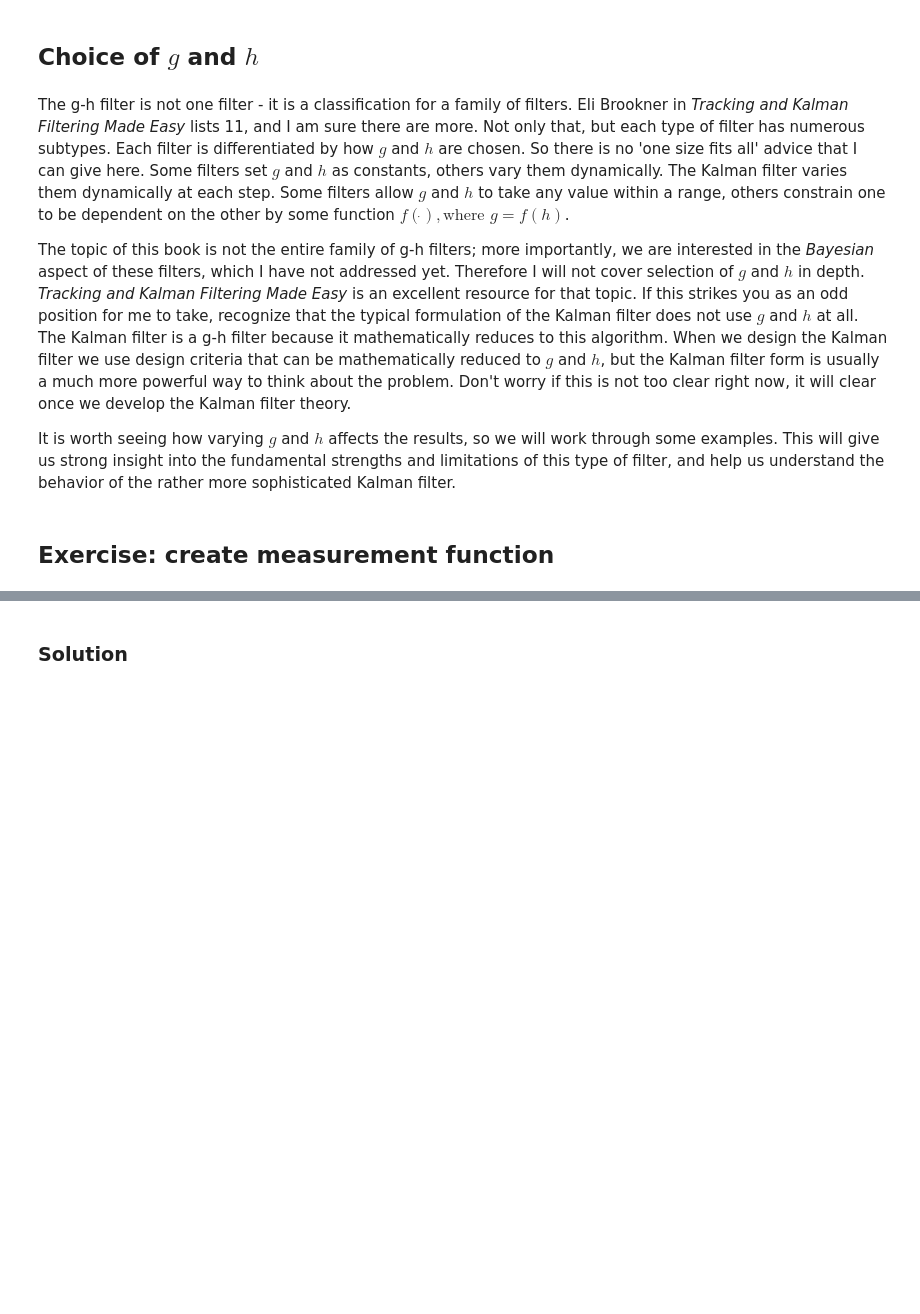
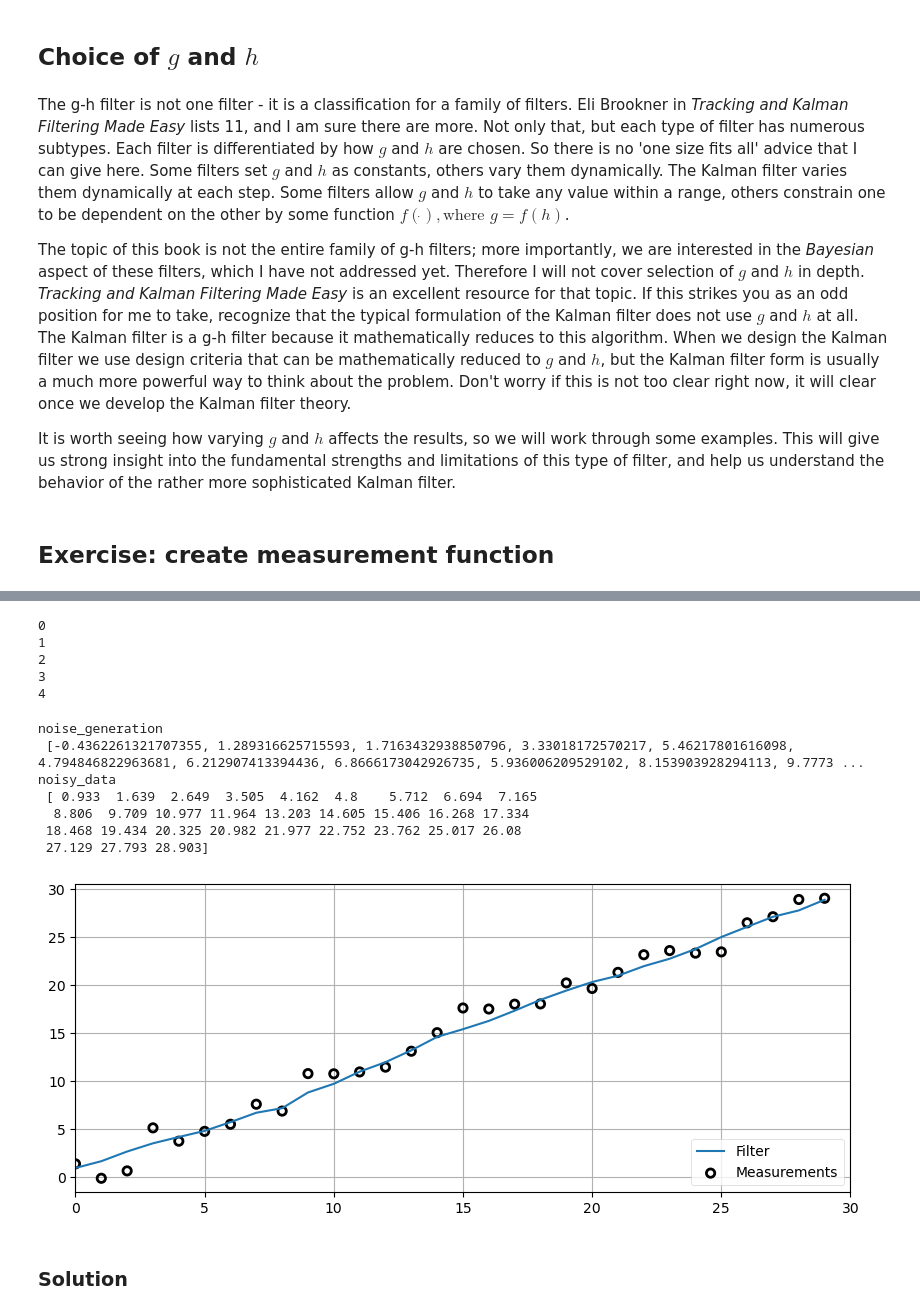
Before and after one commit to keane-k/Kalman-and-Bayesian-Filters-in-Python, a Jupyter notebook: 01-g-h-filter.ipynb, the cells around one changed output, grey strips where cells are left out. Drawn from its saved outputs; the diff is of its cells as text; code cells hidden in the pictures; blank space fills up the shorter version.

Commit message:
generate noisy data, induce white noise into signal

```diff
--- a/01-g-h-filter.ipynb
+++ b/01-g-h-filter.ipynb
@@ -609,3 +683,82 @@ White noise can be generated by `numpy.random.randn()`. We want a function that
+# %%
+steps = 5
+for z in range(steps):
+    print(z)
+# %% [output]
+0
+1
+2
+3
+4
+# %%
+# your code here
+import numpy as np    # you may use np.random.randn()
+# OR
+from numpy.random import randn  # you can just use randn()
+
+
+# define function with var (1)starting value == x0, (2) change per step == gain_rate == dx, (3) no. of steps == how many plots , (4) amount of noise to add
+# what does this function seek to do?  -> it seeks to add noise to our signal, it's as simple as that sounds
+def noise_generation(x0, dx, steps, noise):
+    results = []
+    for i in range(steps):
+        signal = x0 + (dx * i)   # a simple signal subjected to initial value of 0 + change per step (kinda like gain_rate) * step
+
+        #white_noise = noise * np.random.randn()
+        white_noise = noise * randn()               # creating our white noise
+
+        noisy_data = signal + white_noise           # data = signal + white_noise
+
+        results.append(noisy_data)
+    return results
+
+    print(results)
+
+print('noise_generation\n',noise_generation(0, 1, 30, 1))
+
+
+def g_h_filter(data, x0, dx, g, h, dt):   # data=data, x0=initial_value, dx=gain rate, g=weight_scale, h=gain_scale, dt=time_step
+    # create storage space
+    x_estimate_results = []
+    # initialize initial data first (ie. initial_estimate)
+    x_estimate = x0
+
+    for z in data:
+#------- prediction steps (steps taken to update our predictions) ------
+        # update our weight predictions
+        x_prediction = x_estimate + (dx * dt)
+
+        # update gain_rate if it varies
+        dx = dx   # for this case, we're assuming gain_rate does not vary
+
+# ------- update steps (steps taken to update our estimate values) ------
+        residual = z - x_prediction
+
+        # update our new estimate values
+        x_estimate = x_prediction + (g)*(residual)
+
+        # update our new gain_rate
+        dx = dx + (h)*(residual/dt)
+
+        # update our results data
+        x_estimate_results.append(x_estimate)
+
+    # Remember to return the data as NumPy array, else the plot won't work for this particular code
+    return np.array(x_estimate_results)
+
+noisy_measurements = noise_generation(0, 1, 30, 1)                   # values taken from Soln
+noisy_data = g_h_filter(data=noisy_measurements, x0=0., dx=1., g=.2, h=.02, dt=1.)     # values taken from Soln
+print('noisy_data\n', noisy_data)
+plot_g_h_results(noisy_measurement, noisy_data)
+# %% [output]
+noise_generation
+ [-0.4362261321707355, 1.289316625715593, 1.7163432938850796, 3.33018172570217, 5.46217801616098, 4.794846822963681, 6.212907413394436, 6.8666173042926735, 5.936006209529102, 8.153903928294113, 9.7773 ...
+noisy_data
+ [ 0.933  1.639  2.649  3.505  4.162  4.8    5.712  6.694  7.165
+  8.806  9.709 10.977 11.964 13.203 14.605 15.406 16.268 17.334
+ 18.468 19.434 20.325 20.982 21.977 22.752 23.762 25.017 26.08
+ 27.129 27.793 28.903]
+[figure, added]
 # %% [markdown]
 ### Solution
 # %%
```
Also changed, not shown: parts of 34 cells of this notebook.
